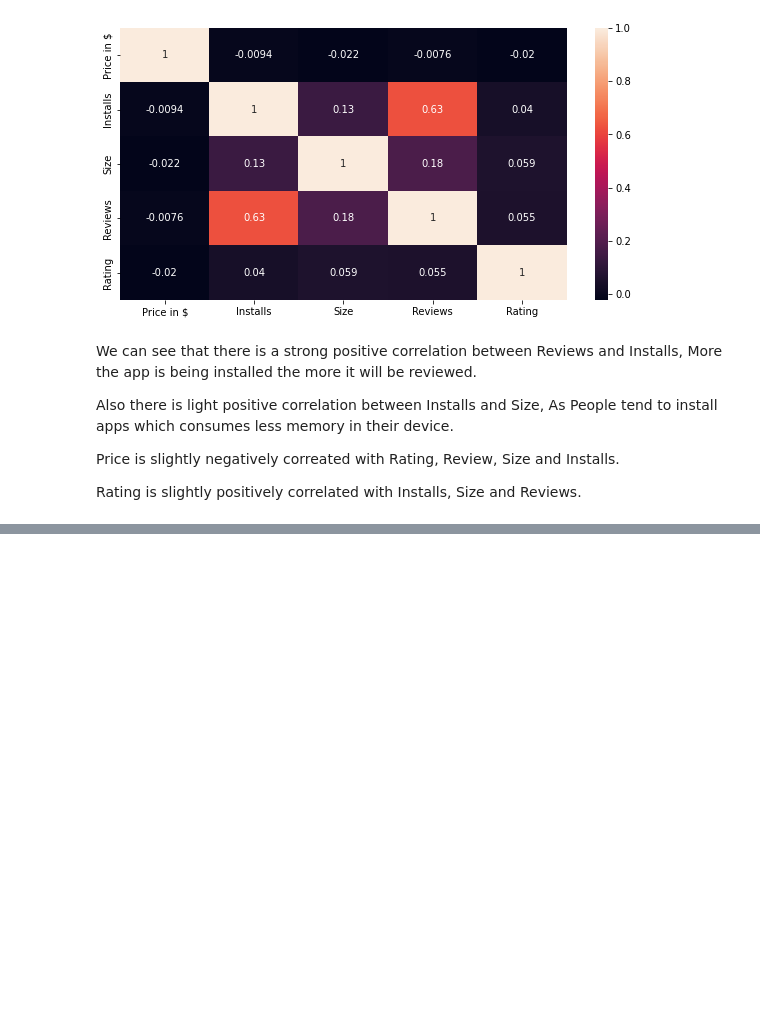
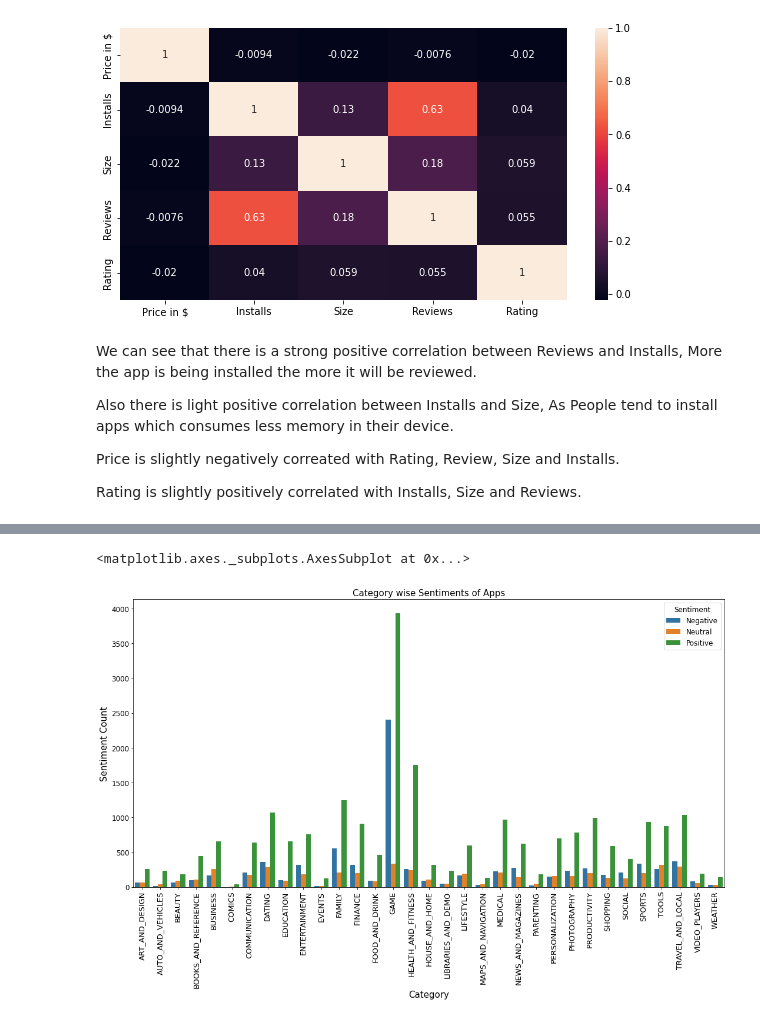
Before and after one commit to asadalam1/play_store_app_analysis, a Jupyter notebook: Play_Store_App_Review_Analysis_Capstone_Project.ipynb, the cells around one changed output, grey strips where cells are left out. Saved outputs shown, nothing was run; the diff lists cells and outputs as text; code cells hidden in the pictures; blank space fills up the shorter version.

```diff
--- a/Play_Store_App_Review_Analysis_Capstone_Project.ipynb
+++ b/Play_Store_App_Review_Analysis_Capstone_Project.ipynb
@@ -945,0 +963,14 @@ Rating is slightly positively correlated with Installs, Size and Reviews.
+# %%
+#Category wise Sentiments of apps
+category_sentiment = merged_df.groupby(['Category','Sentiment']).size().reset_index(name='Sentiment Count')
+
+#Plotting the bar graph
+plt.figure(figsize=(18,9))
+plt.xticks(rotation=90,fontsize=13)
+plt.xlabel("Category", fontsize=15)
+plt.ylabel("Installs", fontsize=15)
+plt.title("Category wise Sentiments of Apps",fontsize=15)
+sns.barplot('Category', 'Sentiment Count', hue='Sentiment', data=category_sentiment)
+# %% [output]
+<matplotlib.axes._subplots.AxesSubplot at 0x...>
+[figure, added]
```
Also changed, not shown: parts of 3 cells of this notebook.
